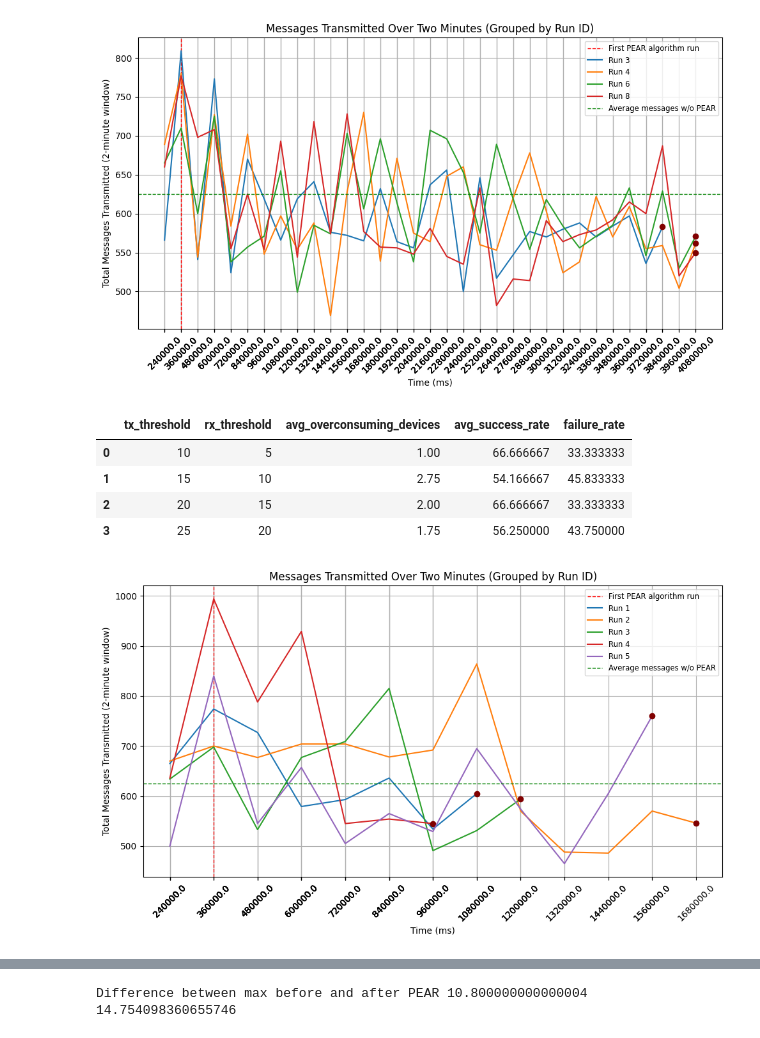
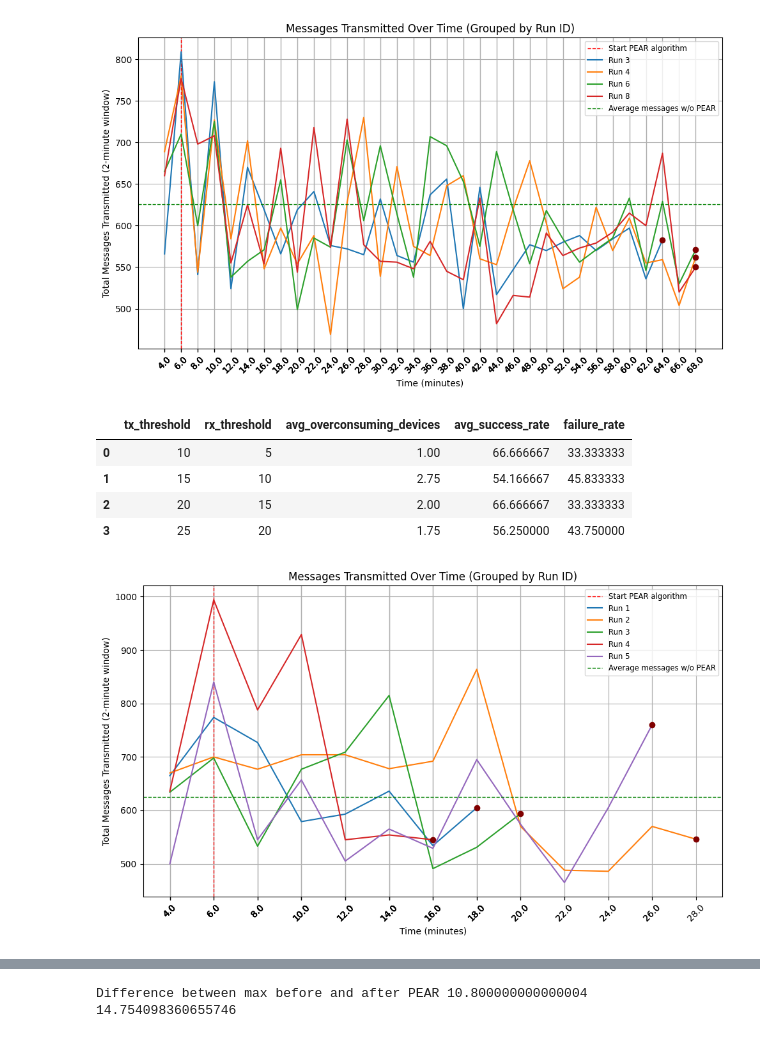
Before and after one commit to NikolajRFA/painlessPEARMesh, a Jupyter notebook: tools/graphs.ipynb, the cells around one changed output, grey strips where cells are left out. Saved outputs shown, nothing was run; the diff lists cells and outputs as text; code cells hidden in the pictures.

Commit message:
Changed x to minutes

```diff
--- a/tools/graphs.ipynb
+++ b/tools/graphs.ipynb
@@ -121,20 +121,26 @@ df_agg = temp_df.groupby(["time_bin", "run_id"])["tx_period"].sum().reset_index(
 
 df_agg = df_agg[df_agg["time_bin"] != df_agg.groupby("run_id")["time_bin"].transform("max")]
 
+# Convert time_bin to minutes
+df_agg["time_bin_min"] = (df_agg["time_bin"] * 120000) / (60 * 1000)  # Convert microseconds to minutes
+
 plt.figure(figsize=(10, 6))
 
 # Define start and end for vertical lines
-start_time = 360000
-end_time = int(max(temp_df["node_time"])) if pear_stable_time is None else 360000 + pear_stable_time + 10000
+start_time_min = start_time / (60 * 1000)
+end_time_min = end_time / (60 * 1000)
 
-# Draw vertical lines every 120000 ms starting at 360000 ms
-plt.axvline(x=start_time, color="red", linestyle="--", linewidth=1, label="First PEAR algorithm run")
+plt.axvline(x=start_time_min, color="red", linestyle="--", linewidth=1, label="Start PEAR algorithm")
+# Draw vertical lines every 2 minutes starting at start_time
+#for x in range(int(start_time_min), int(end_time_min) + 1, 2):
+    #plt.axvline(x=x, color="red", linestyle="--", linewidth=1, label="PEAR algorithm runs" if x == start_time_min else "")
+
 # Plot a separate curve for each run_id
 for run_id, run_group in df_agg.groupby("run_id"):
-    plt.plot(run_group["time_bin"] * 120000, run_group["tx_period"], marker="", linestyle="-", label=f"Run {run_id}")
+    plt.plot(run_group["time_bin_min"], run_group["tx_period"], marker="", linestyle="-", label=f"Run {run_id}")
 
     # Get the last data point for each run_id
-    last_x = run_group["time_bin"].iloc[-1] * 120000
+    last_x = run_group["time_bin_min"].iloc[-1]
     last_y = run_group["tx_period"].iloc[-1]
 
     # Plot only the last data point with marker "o"
@@ -143,18 +149,18 @@ for run_id, run_group in df_agg.groupby("run_id"):
 # Add reference horizontal line for the average transmissions without PEAR
 plt.axhline(y=no_pear_2min_mean, color="green", linestyle="--", linewidth=1, label="Average messages w/o PEAR")
 
-# Adjust x-ticks for better readability
-plt.xticks(df_agg["time_bin"] * 120000, labels=(df_agg["time_bin"] * 120000).round(0), rotation=45)
+# Adjust x-ticks to show minutes instead of raw time_bin values
+plt.xticks(df_agg["time_bin_min"], labels=df_agg["time_bin_min"].round(1), rotation=45)
 
-plt.xlabel("Time (ms)")
+plt.xlabel("Time (minutes)")
 plt.ylabel("Total Messages Transmitted (2-minute window)")
-plt.title("Messages Transmitted Over Two Minutes (Grouped by Run ID)")
-plt.legend(loc="upper right", bbox_to_anchor=(1, 1), fontsize="small")  # Legend now only shows energy profiles
+plt.title("Messages Transmitted Over Time (Grouped by Run ID)")
+plt.legend(loc="upper right", fontsize="small")
 plt.grid()
 plt.tight_layout()
 plt.show()
 # %% [output]
-[figure, old version]
+[figure, new version]
 # %%
 # Ensure each row retains its run_id before filtering
 success_rate_df = temp_df.groupby(["from_node", "run_id"]).tail(1).copy()
@@ -265,45 +271,53 @@ _20_25_temp_df = _20_25_temp_df[_20_25_temp_df["node_time"] >= 240000].copy()
 # **Recalculate time_bin AFTER filtering**
 _20_25_temp_df["time_bin"] = _20_25_temp_df["node_time"] // 120000  # Convert milliseconds into 2-minute bins
 
 # Aggregate total transmissions for the whole network over two-minute intervals, grouped by run_id
 _20_25_df_agg = _20_25_temp_df.groupby(["time_bin", "run_id"])["tx_period"].sum().reset_index()
 
 _20_25_df_agg = _20_25_df_agg[_20_25_df_agg["time_bin"] != _20_25_df_agg.groupby("run_id")["time_bin"].transform("max")]
+# Convert time_bin to minutes
+
+_20_25_df_agg["time_bin_min"] = (_20_25_df_agg["time_bin"] * 120000) / (60 * 1000)  # Convert microseconds to minutes
 
 plt.figure(figsize=(10, 6))
 
-# Define start and end for vertical lines
-start_time = 360000
-end_time = int(max(temp_df["node_time"])) if pear_stable_time is None else 360000 + pear_stable_time + 10000
+# Define start and end for vertical lines in minutes
+start_time_min = start_time / (60 * 1000)
+end_time_min = end_time / (60 * 1000)
 
-# Draw vertical lines every 120000 ms starting at 360000 ms
-plt.axvline(x=360000, color="red", linestyle="--", linewidth=1, label="First PEAR algorithm run")
+# Draw vertical lines every 2 minutes starting at start_time
+
+plt.axvline(x=start_time_min, color="red", linestyle="--", linewidth=1, label="Start PEAR algorithm")
+
+#for x in range(int(start_time_min), int(end_time_min) + 1, 2):
+  #  plt.axvline(x=x, color="red", linestyle="--", linewidth=1, label="PEAR algorithm runs" if x == start_time_min else "")
+
 # Plot a separate curve for each run_id
 for run_id, run_group in _20_25_df_agg.groupby("run_id"):
-    plt.plot(run_group["time_bin"] * 120000, run_group["tx_period"], marker="", linestyle="-", label=f"Run {run_id}")
+    plt.plot(run_group["time_bin_min"], run_group["tx_period"], marker="", linestyle="-", label=f"Run {run_id}")
 
     # Get the last data point for each run_id
-    last_x = run_group["time_bin"].iloc[-1] * 120000
+    last_x = run_group["time_bin_min"].iloc[-1]
     last_y = run_group["tx_period"].iloc[-1]
 
     # Plot only the last data point with marker "o"
     plt.plot(last_x, last_y, marker="o", markersize=6, color="maroon")
 
 # Add reference horizontal line for the average transmissions without PEAR
 plt.axhline(y=no_pear_2min_mean, color="green", linestyle="--", linewidth=1, label="Average messages w/o PEAR")
 
 # Adjust x-ticks for better readability
-plt.xticks(_20_25_df_agg["time_bin"] * 120000, labels=(_20_25_df_agg["time_bin"] * 120000).round(0), rotation=45)
+plt.xticks(_20_25_df_agg["time_bin_min"], labels=_20_25_df_agg["time_bin_min"].round(1), rotation=45)
 
-plt.xlabel("Time (ms)")
+plt.xlabel("Time (minutes)")
 plt.ylabel("Total Messages Transmitted (2-minute window)")
-plt.title("Messages Transmitted Over Two Minutes (Grouped by Run ID)")
-plt.legend(loc="upper right", bbox_to_anchor=(1, 1), fontsize="small")  # Legend now only shows energy profiles
+plt.title("Messages Transmitted Over Time (Grouped by Run ID)")
+plt.legend(loc="upper right", fontsize="small")
 plt.grid()
 plt.tight_layout()
 plt.show()
 # %% [output]
-[figure, old version]
+[figure, new version]
 # %%
 import numpy as np
 import pandas as pd
```
Also changed, not shown: parts of 2 cells of this notebook, 1 other file.
